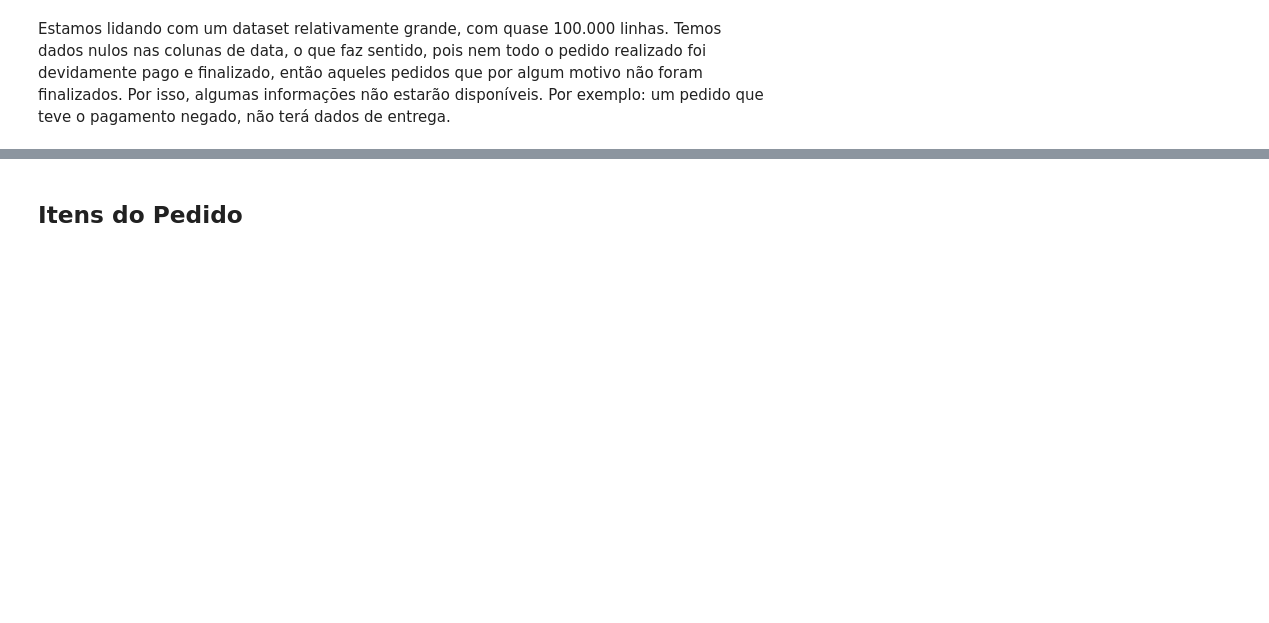
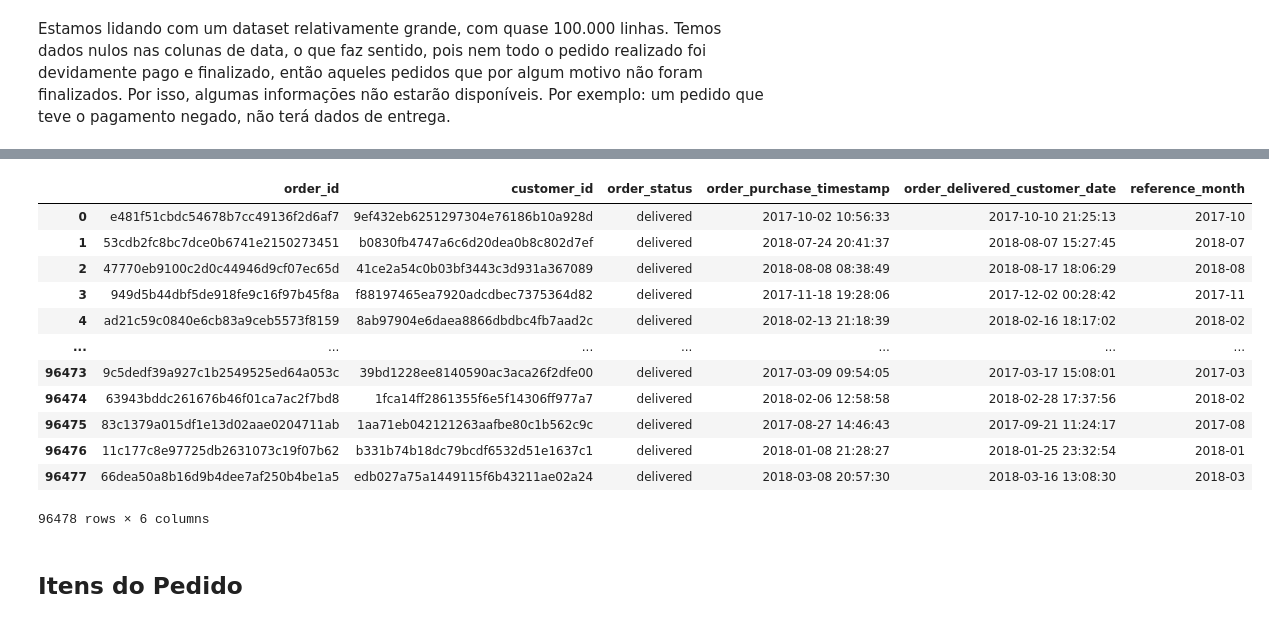
Before and after one commit to reprograma/on35-python-s14-analise-de-dados, a Jupyter notebook: exercicios/para-sala/s14_parte2.ipynb, the cells around one changed output, grey strips where cells are left out. Drawn from its saved outputs; the diff is of its cells as text; code cells hidden in the pictures; blank space fills up the shorter version.

```diff
--- a/exercicios/para-sala/s14_parte2.ipynb
+++ b/exercicios/para-sala/s14_parte2.ipynb
@@ -106,14 +250,28 @@ df_pedidos.info()
 # %%
 # Para fecharmos a limpeza dessa tabela, precisamos criar uma coluna de mês! Uma das perguntas que precisamos responder é se existe sazonalidade
 # nas vendas, então, criar uma coluna de mês irá facilitar bastante nosso trabalho na etapa de análise:
 
 # Vamos transformar nossas colunas de data (que estão como string) em data:
 df_pedidos['order_purchase_timestamp'] = pd.to_datetime(df_pedidos['order_purchase_timestamp'])
 df_pedidos['order_delivered_customer_date'] = pd.to_datetime(df_pedidos['order_delivered_customer_date'])
 
 # Agora sim, vamos criar uma coluna de mês!
-df_pedidos['reference_month'] = df_pedidos['order_purchase_timestamp'].dt.strftime('%Y-%m-01')
+df_pedidos['reference_month'] = df_pedidos['order_purchase_timestamp'].dt.strftime('%Y-%m')
 df_pedidos
+# %% [output]
+|  | order_id | customer_id | order_status | order_purchase_timestamp | order_delivered_customer_date | reference_month |
+| 0 | e481f51cbdc54678b7cc49136f2d6af7 | 9ef432eb6251297304e76186b10a928d | delivered | 2017-10-02 10:56:33 | 2017-10-10 21:25:13 | 2017-10 |
+| 1 | 53cdb2fc8bc7dce0b6741e2150273451 | b0830fb4747a6c6d20dea0b8c802d7ef | delivered | 2018-07-24 20:41:37 | 2018-08-07 15:27:45 | 2018-07 |
+| 2 | 47770eb9100c2d0c44946d9cf07ec65d | 41ce2a54c0b03bf3443c3d931a367089 | delivered | 2018-08-08 08:38:49 | 2018-08-17 18:06:29 | 2018-08 |
+| 3 | 949d5b44dbf5de918fe9c16f97b45f8a | f88197465ea7920adcdbec7375364d82 | delivered | 2017-11-18 19:28:06 | 2017-12-02 00:28:42 | 2017-11 |
+| 4 | ad21c59c0840e6cb83a9ceb5573f8159 | 8ab97904e6daea8866dbdbc4fb7aad2c | delivered | 2018-02-13 21:18:39 | 2018-02-16 18:17:02 | 2018-02 |
+| ... | ... | ... | ... | ... | ... | ... |
+| 96473 | 9c5dedf39a927c1b2549525ed64a053c | 39bd1228ee8140590ac3aca26f2dfe00 | delivered | 2017-03-09 09:54:05 | 2017-03-17 15:08:01 | 2017-03 |
+| 96474 | 63943bddc261676b46f01ca7ac2f7bd8 | 1fca14ff2861355f6e5f14306ff977a7 | delivered | 2018-02-06 12:58:58 | 2018-02-28 17:37:56 | 2018-02 |
+| 96475 | 83c1379a015df1e13d02aae0204711ab | 1aa71eb042121263aafbe80c1b562c9c | delivered | 2017-08-27 14:46:43 | 2017-09-21 11:24:17 | 2017-08 |
+| 96476 | 11c177c8e97725db2631073c19f07b62 | b331b74b18dc79bcdf6532d51e1637c1 | delivered | 2018-01-08 21:28:27 | 2018-01-25 23:32:54 | 2018-01 |
+| 96477 | 66dea50a8b16d9b4dee7af250b4be1a5 | edb027a75a1449115f6b43211ae02a24 | delivered | 2018-03-08 20:57:30 | 2018-03-16 13:08:30 | 2018-03 |
+96478 rows × 6 columns
 # %% [markdown]
 ## Itens do Pedido
 # %%
```
Also changed, not shown: parts of 21 cells of this notebook, 19 other files.
